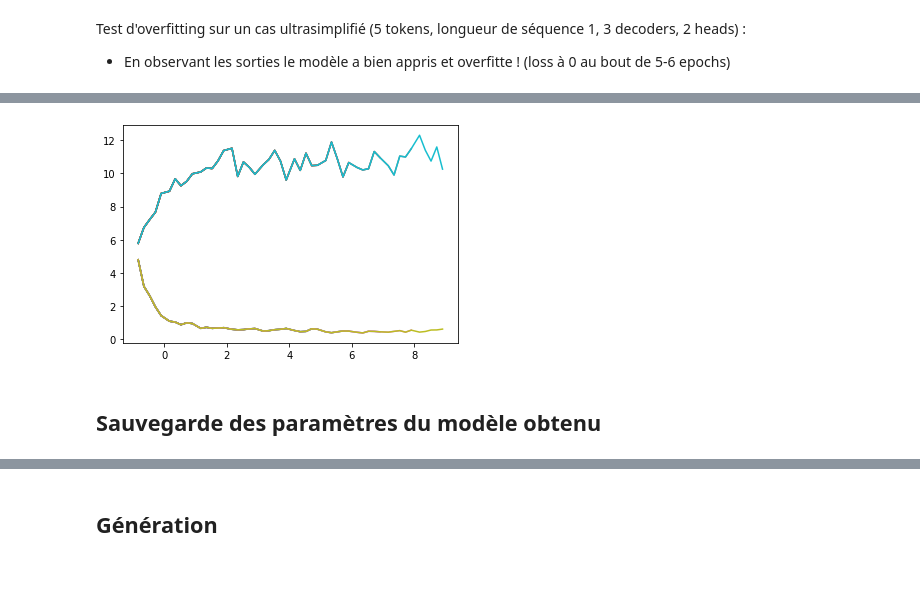
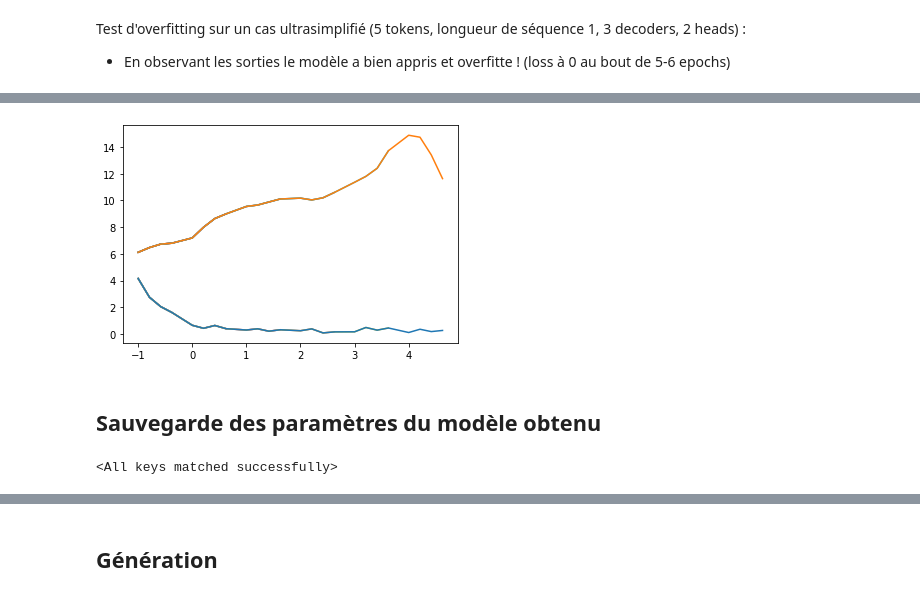
Before and after one commit to Nathravorn/statapp_language_model, a Jupyter notebook: statapp/transformer/pytorch/Transformer_Training.ipynb, the cells around one changed output, grey strips where cells are left out. Saved outputs shown, nothing was run; the diff lists cells and outputs as text; code cells hidden in the pictures.

```diff
--- a/statapp/transformer/pytorch/Transformer_Training.ipynb
+++ b/statapp/transformer/pytorch/Transformer_Training.ipynb
@@ -22,7 +22,7 @@ Preprocessing maison assez brouillon pour le moment... L'encodage est effectué
 # %%
 vocab_size = 10000
 # %%
-text = load_all_data("data/fr.train.top1M.txt", sample=0.00001)
+text = load_all_data("data/fr.train.top1M.txt", sample=0.000001)
 
 tokens = nltk.word_tokenize(text)
 
@@ -136,6 +134,8 @@ def train_model(nb_epochs, batch_size):
             loss.backward()
             optimizer.step()
 
+            test_loss = 0
+
             #Il faudrait adapter les affichages en fonction du nombre de batchs total
             running_loss += loss.item()
             if i % step == step-1:
@@ -160,5 +160,5 @@ def train_model(nb_epochs, batch_size):
 Test d'overfitting sur un cas ultrasimplifié (5 tokens, longueur de séquence 1, 3 decoders, 2 heads) :
 - En observant les sorties le modèle a bien appris et overfitte ! (loss à 0 au bout de 5-6 epochs)
 # %%
-train_model(10,10)
+train_model(6,10)
 # %% [output]
@@ -182,4 +182,4 @@ train_model(10,10)
-[figure, old version]
+[figure, new version]
 # %% [markdown]
 ## Sauvegarde des paramètres du modèle obtenu
 # %%
@@ -198,2 +203,6 @@ torch.save({
+# %%
+LMtransformerTEST.load_state_dict(torch.load("params/LMtfparamsTEST"))
+# %% [output]
+<All keys matched successfully>
 # %%
 #Later to restore:
```
Also changed, not shown: parts of 14 cells of this notebook, 1 other file.
